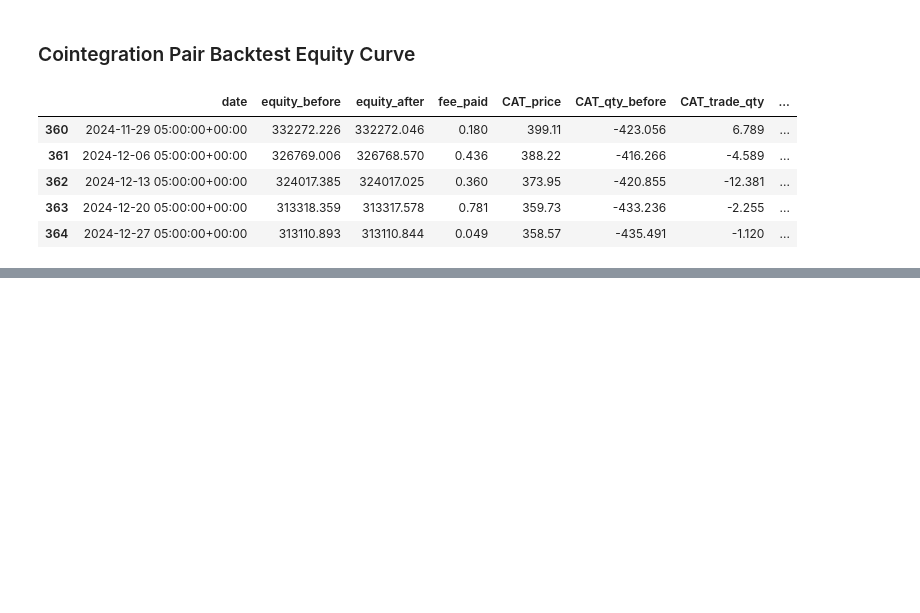
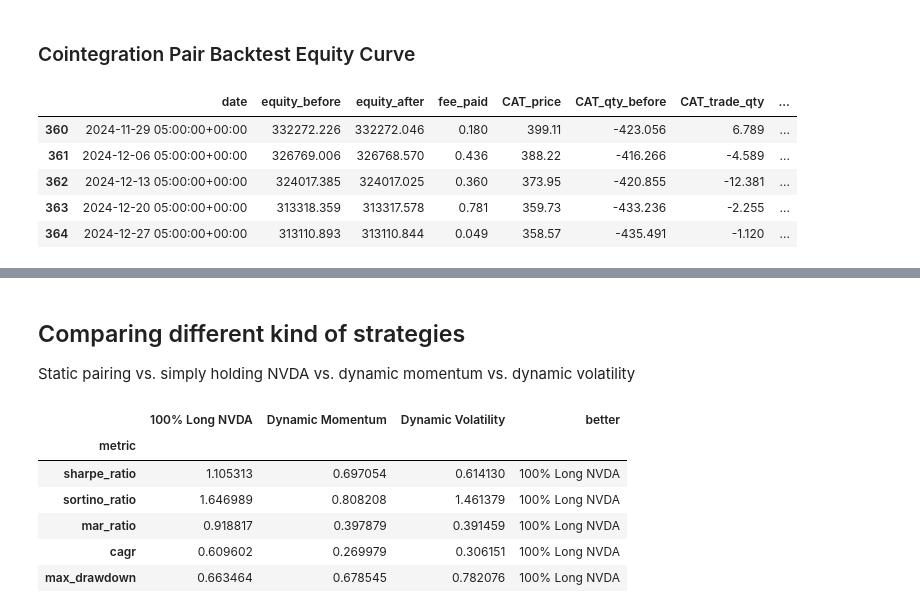
Before and after one commit to TradeInsight-Info/TiPortfolio, a Jupyter notebook: notebooks/dollar_neutral_pairs_selection.ipynb, the cells around one changed output, grey strips where cells are left out. Drawn from its saved outputs; the diff is of its cells as text; code cells hidden in the pictures; blank space fills up the shorter version.

```diff
--- a/notebooks/dollar_neutral_pairs_selection.ipynb
+++ b/notebooks/dollar_neutral_pairs_selection.ipynb
@@ -621,0 +624,24 @@ display(static_trades_df.tail(5))
+# %%
+from tiportfolio.allocation import FixRatio
+from tiportfolio.report import compare_strategies, plot_strategy_comparison_interactive
+
+# 100% long hold NVDA
+print("\n>>> Running BENCHMARK: 100% Long NVDA (Buy & Hold)")
+
+strat_nvda_hold = FixRatio(weights={'NVDA': 1.0})
+
+engine_nvda_hold = ScheduleBasedEngine(
+    allocation=strat_nvda_hold,
+    rebalance=Schedule('never'),
+    initial_value=INITIAL_VALUE,
+    fee_per_share=FEE
+)
+
+res_nvda_hold = engine_nvda_hold.run(
+    symbols=['NVDA'],
+    start=START,
+    end=END,
+    prices_df={'NVDA': all_data['NVDA']}
+)
+
+print(res_nvda_hold.summary())
@@ -690,0 +786,26 @@ fig.show()
+# %% [markdown]
+## Comparing different kind of strategies
+Static pairing vs. simply holding NVDA vs. dynamic momentum vs. dynamic volatility
+# %%
+comparison_df = compare_strategies(
+    # res_mom_static, # (Lookahead Bias)
+    res_nvda_hold,
+    result_mom_dynamic,
+    result_vol_dynamic,
+    names=[
+        # "Static L/S", # (Lookahead Bias)
+        "100% Long NVDA",
+        "Dynamic Momentum",
+        "Dynamic Volatility"
+    ]
+)
+
+display(comparison_df)
+# %% [output]
+|  | 100% Long NVDA | Dynamic Momentum | Dynamic Volatility | better |
+| metric |  |  |  |  |
+| sharpe_ratio | 1.105313 | 0.697054 | 0.614130 | 100% Long NVDA |
+| sortino_ratio | 1.646989 | 0.808208 | 1.461379 | 100% Long NVDA |
+| mar_ratio | 0.918817 | 0.397879 | 0.391459 | 100% Long NVDA |
+| cagr | 0.609602 | 0.269979 | 0.306151 | 100% Long NVDA |
+| max_drawdown | 0.663464 | 0.678545 | 0.782076 | 100% Long NVDA |
```
Also changed, not shown: parts of 15 cells of this notebook.
